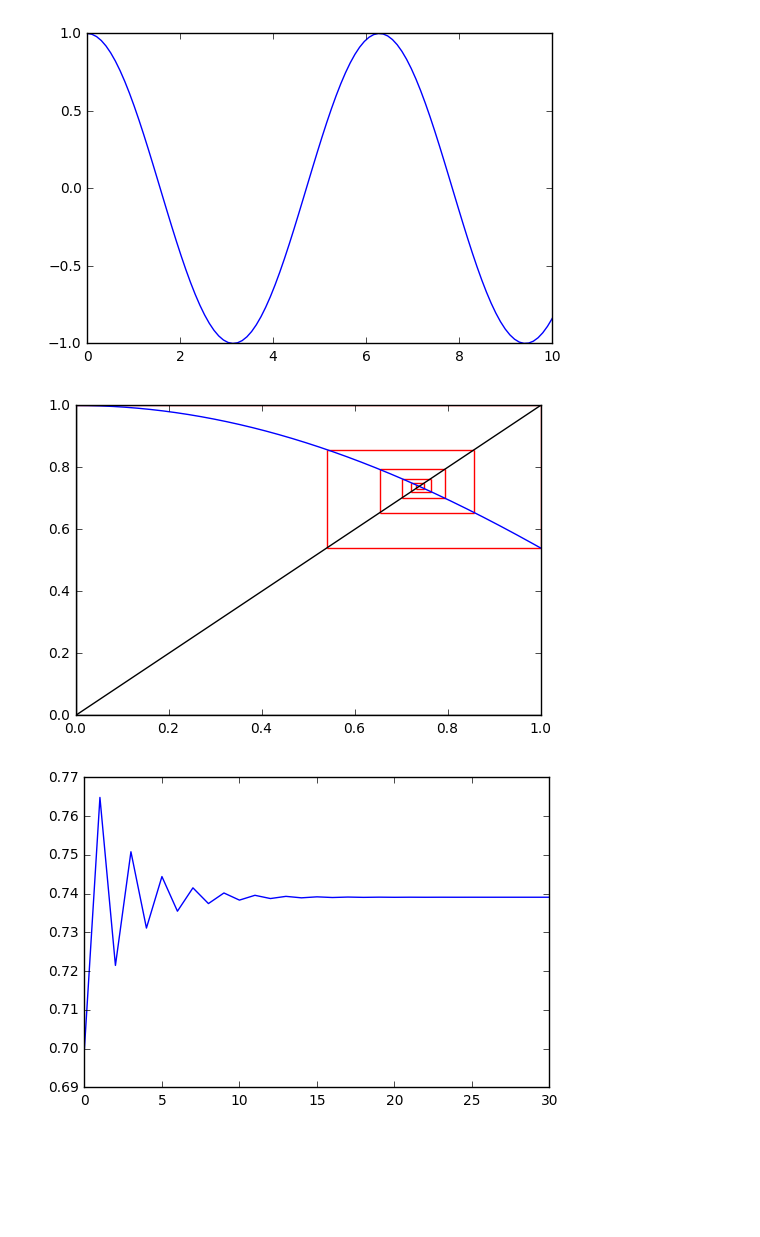
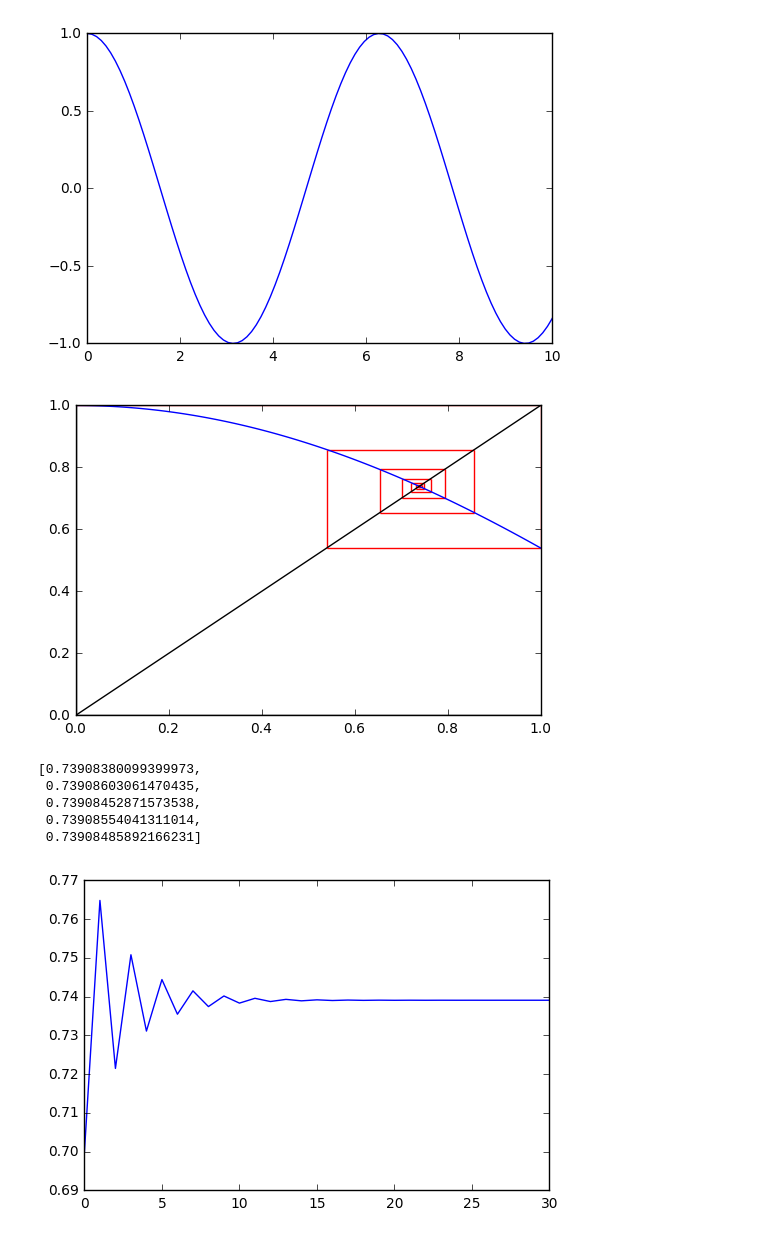
Before and after one commit to rgarcia-herrera/sistemas-dinamicos, a Jupyter notebook: Puntos fijos.ipynb, the cells around one changed output. Drawn from its saved outputs; the diff is of its cells as text; code cells hidden in the pictures; blank space fills up the shorter version.

Commit message:
mejor funcion cobweb

```diff
--- a/Puntos fijos.ipynb
+++ b/Puntos fijos.ipynb
@@ -26,32 +53,24 @@ f_x = f(x)
 fig = plt.plot(x, f_x)
 # %% [output]
 [figure]
-# %%
-def cobweb(f, x0, n, xmin, xmax, ymin, ymax):
-        plt.axhline(linewidth=1.0, color="black")
-        plt.axvline(linewidth=1.0, color="black")
-        plt.ylim((ymin,ymax))
-        indep = np.linspace(xmin,xmax,5000)
-        diag = lambda x: x
-        plt.plot(indep,f(indep),'b')
-        plt.plot(indep,diag(indep),'black')
-        y0 = f(x0)
-        for i in range(n):
-                plt.hlines(y0, x0, y0,'r')
-                x0 = y0
-                y0 = f(x0)
-                plt.vlines(x0, x0,y0,'r')
-
-
-        return
-
-cobweb(f,0,10,0,1,0,1)
-# %% [output]
-[figure, removed]
+# %%
+# el diagrama de telaraña revela un punto fijo
+
+witsi(f, np.linspace(0,1,100), np.linspace(0,1,100))
+# %% [output]
+[figure, added]
 # %%
 x = [0.7,]
+
 for t in range(30):
     x.append(f(x[t]))
 zoom = plt.plot(x)
+# cerca de 0.73908
+x[-5:]
 # %% [output]
+[0.73908380099399973,
+ 0.73908603061470435,
+ 0.73908452871573538,
+ 0.73908554041311014,
+ 0.73908485892166231]
 [figure]
```
Also changed, not shown: parts of 3 cells of this notebook.
